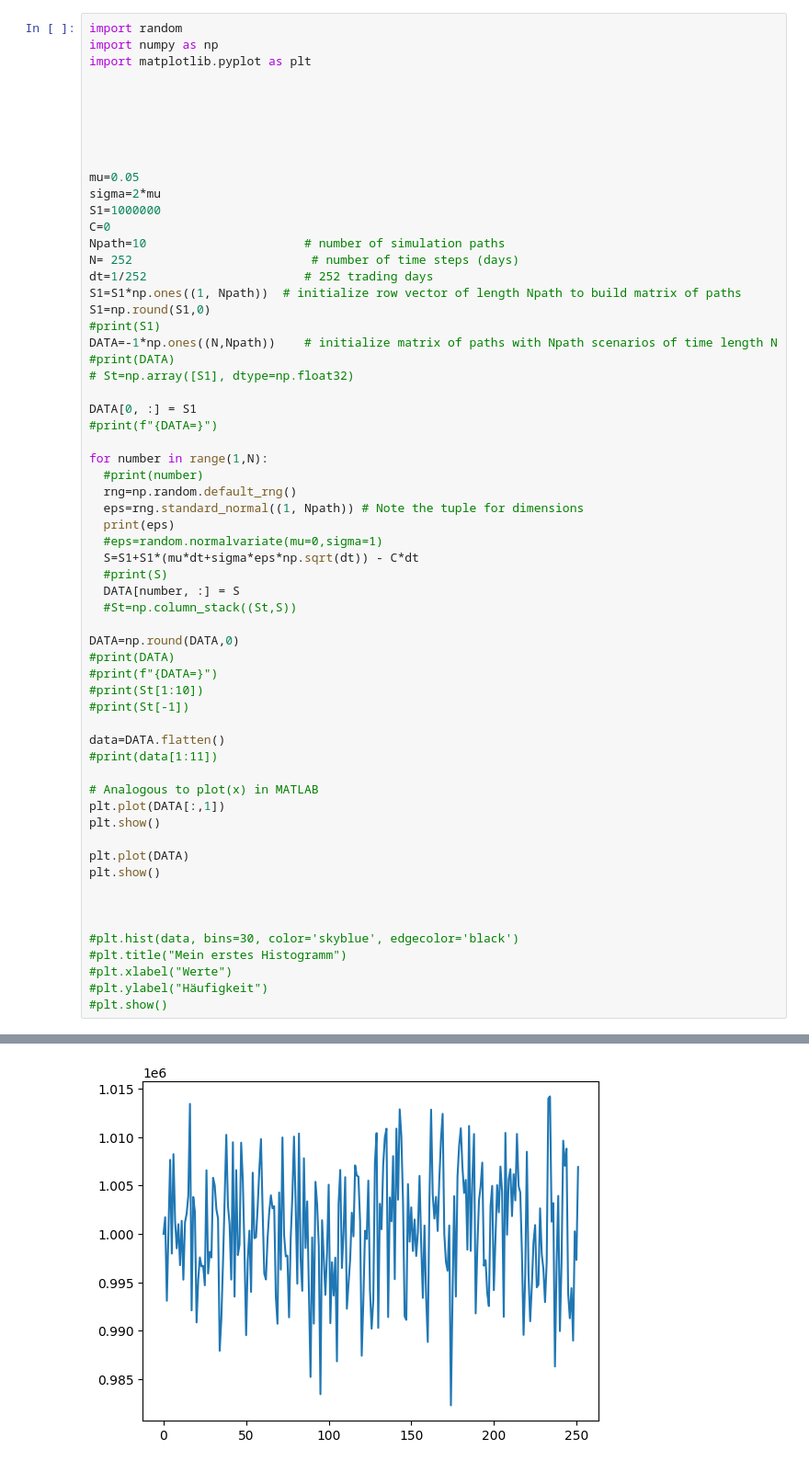
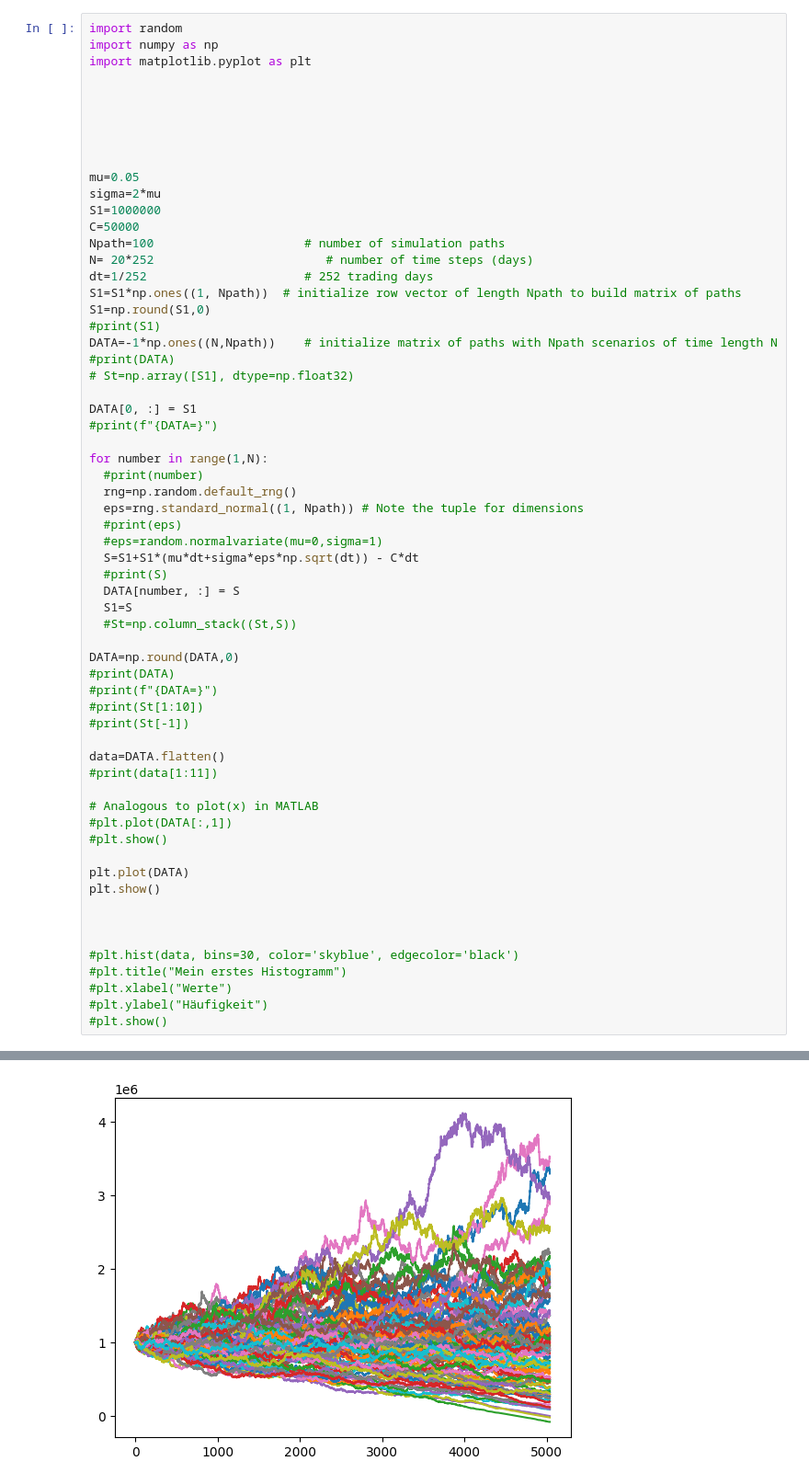
Before and after one commit to smerinobluewin/hello-world, a Jupyter notebook: brown_learning.ipynb, the cells around one changed output, grey strips where cells are left out. Shown at 92% size. Cells and saved outputs as stored; diff of their text form.

```diff
--- a/brown_learning.ipynb
+++ b/brown_learning.ipynb
@@ -13,9 +13,9 @@ import matplotlib.pyplot as plt
 mu=0.05
 sigma=2*mu
 S1=1000000
-C=0
-Npath=10                      # number of simulation paths
-N= 252                         # number of time steps (days)
+C=50000
+Npath=100                     # number of simulation paths
+N= 20*252                        # number of time steps (days)
 dt=1/252                      # 252 trading days
 S1=S1*np.ones((1, Npath))  # initialize row vector of length Npath to build matrix of paths
 S1=np.round(S1,0)
@@ -31,11 +31,12 @@ for number in range(1,N):
   #print(number)
   rng=np.random.default_rng()
   eps=rng.standard_normal((1, Npath)) # Note the tuple for dimensions
-  print(eps)
+  #print(eps)
   #eps=random.normalvariate(mu=0,sigma=1)
   S=S1+S1*(mu*dt+sigma*eps*np.sqrt(dt)) - C*dt
   #print(S)
   DATA[number, :] = S
+  S1=S
   #St=np.column_stack((St,S))
 
 DATA=np.round(DATA,0)
@@ -48,8 +49,8 @@ data=DATA.flatten()
 #print(data[1:11])
 
 # Analogous to plot(x) in MATLAB
-plt.plot(DATA[:,1])
-plt.show()
+#plt.plot(DATA[:,1])
+#plt.show()
 
 plt.plot(DATA)
 plt.show()
@@ -82 +66 @@ DATA=array([[ 1.e+06,  1.e+06,  1.e+06, ...,  1.e+06,  1.e+06,  1.e+06],
-[figure, old version]
+[figure, new version]
```
Also changed, not shown: parts of 1 cell of this notebook.
